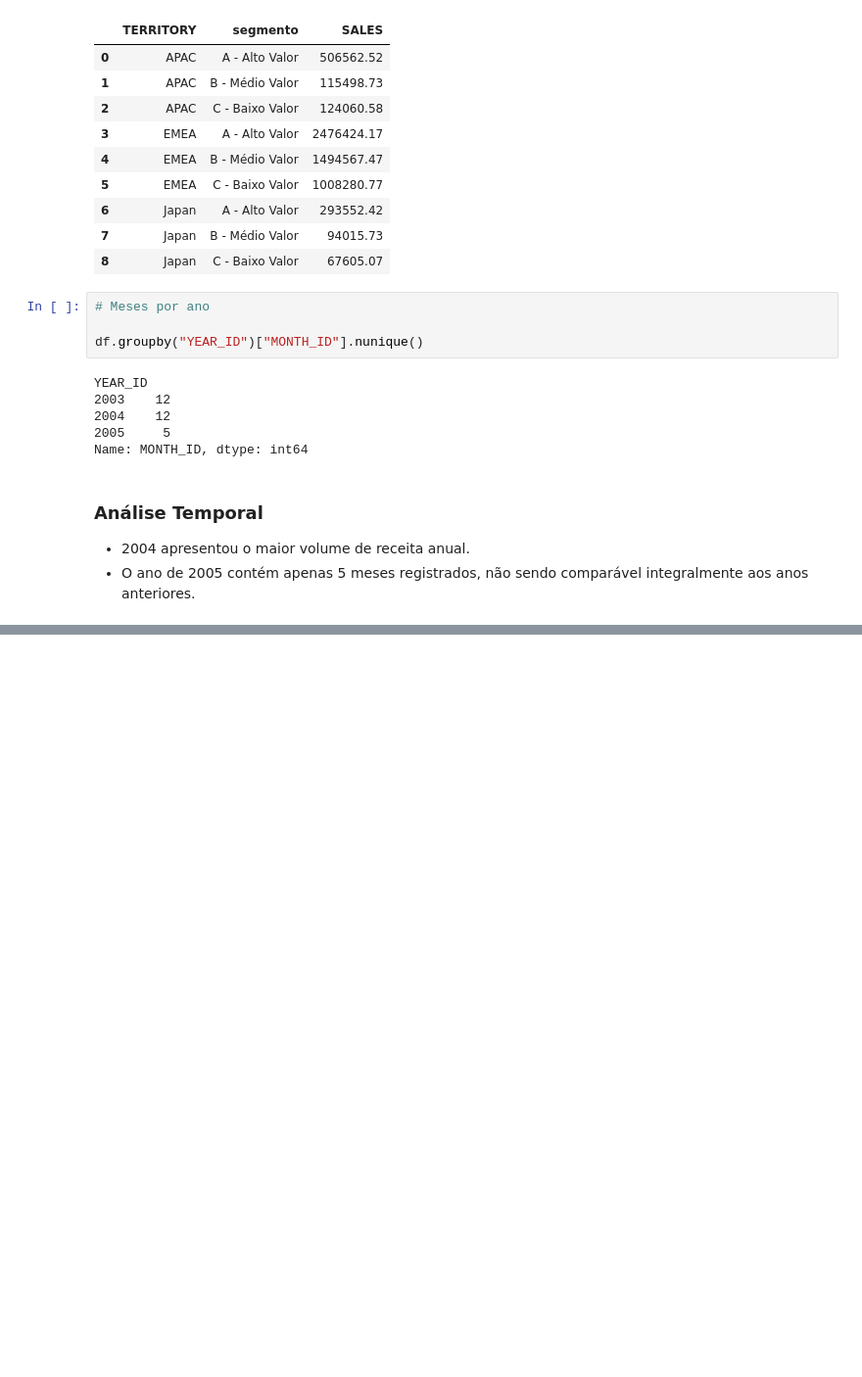
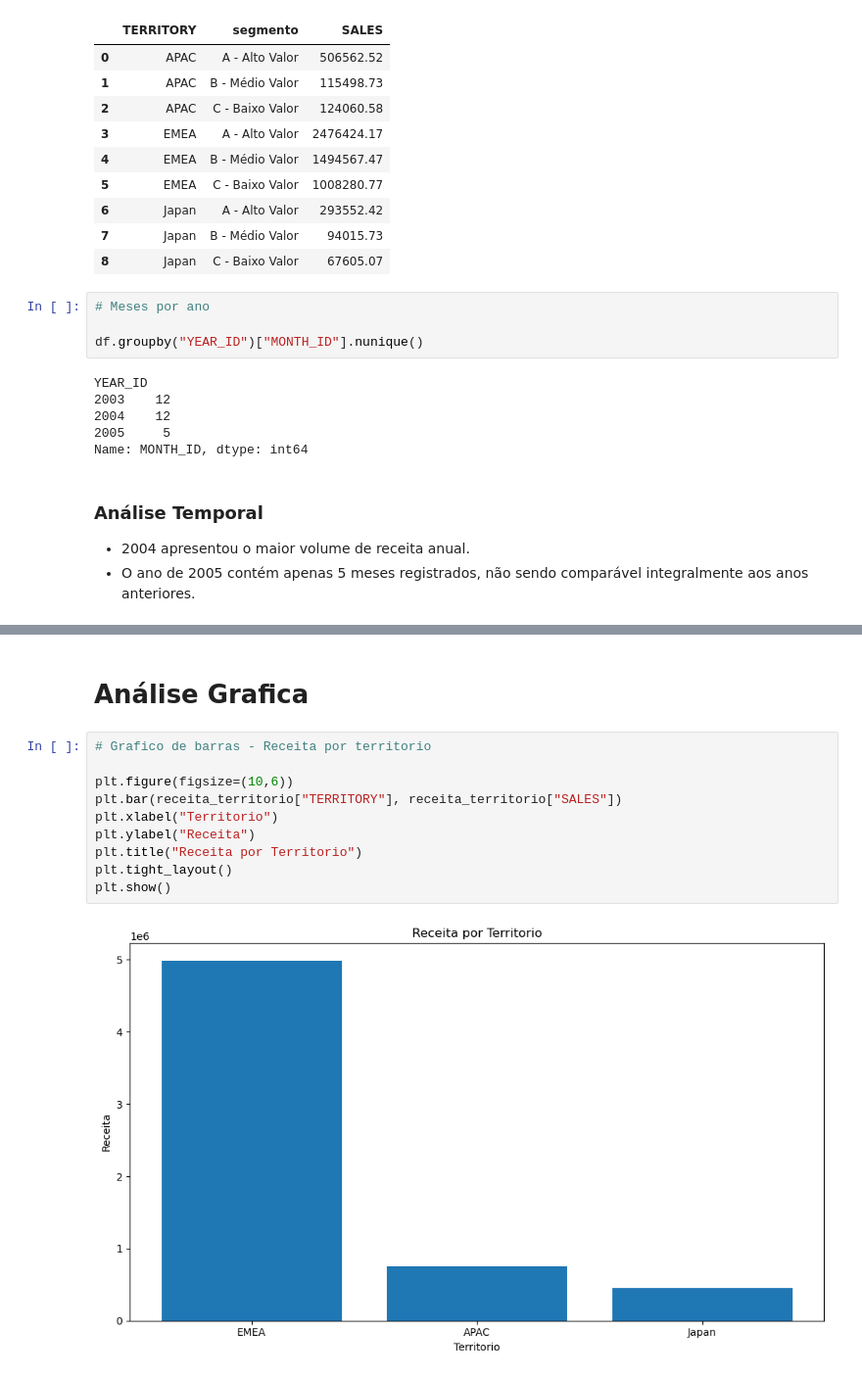
Before and after one commit to Jorge-print/data-portfolio-jorge, a Jupyter notebook: vendas/notebooks/analise_segmentacao_abc_clientes.ipynb, the cells around one changed output, grey strips where cells are left out. Shown at 98% size. Drawn from its saved outputs; the diff is of its cells as text; blank space fills up the shorter version.

```diff
--- a/vendas/notebooks/analise_segmentacao_abc_clientes.ipynb
+++ b/vendas/notebooks/analise_segmentacao_abc_clientes.ipynb
@@ -219,0 +252,14 @@ Name: MONTH_ID, dtype: int64
+# %% [markdown]
+# Análise Grafica
+# %%
+# Grafico de barras - Receita por territorio
+
+plt.figure(figsize=(10,6))
+plt.bar(receita_territorio["TERRITORY"], receita_territorio["SALES"])
+plt.xlabel("Territorio")
+plt.ylabel("Receita")
+plt.title("Receita por Territorio")
+plt.tight_layout()
+plt.show()
+# %% [output]
+[figure, added]
```
Also changed, not shown: parts of 5 cells of this notebook, 1 other file.
